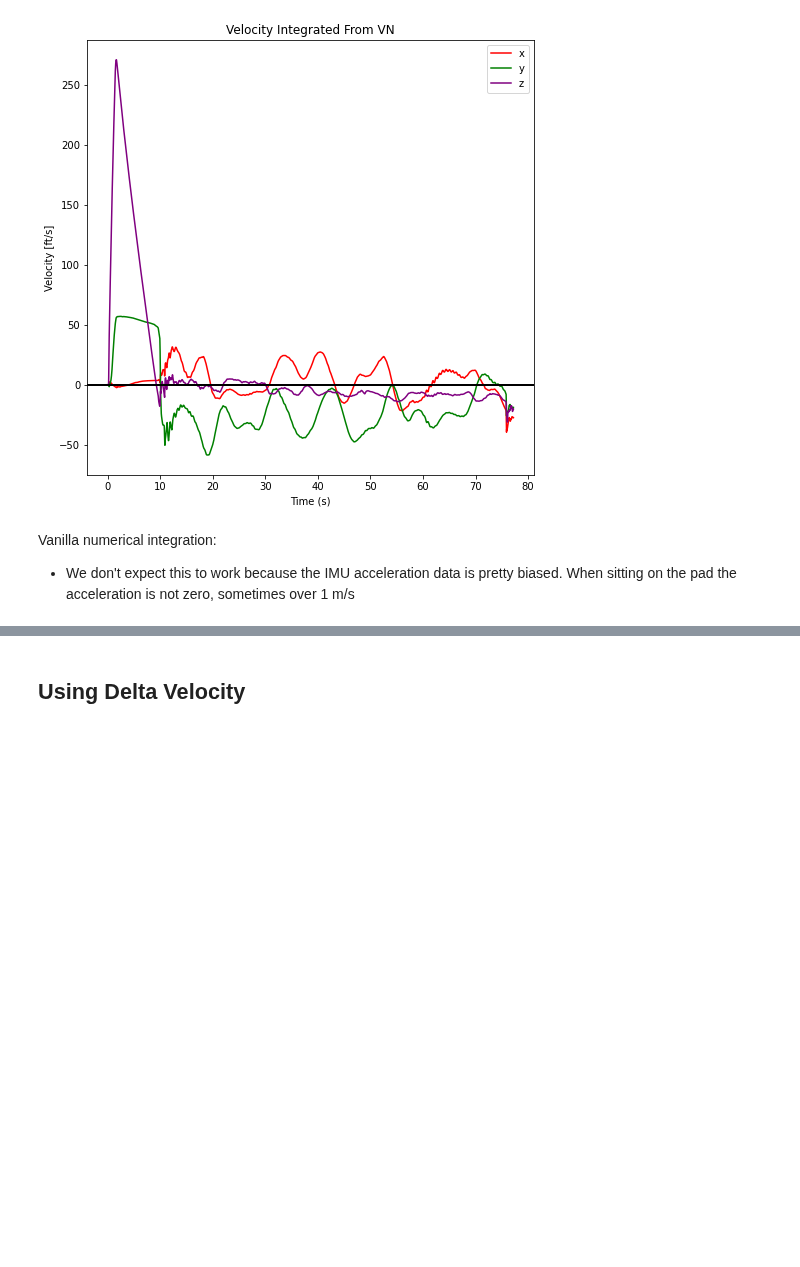
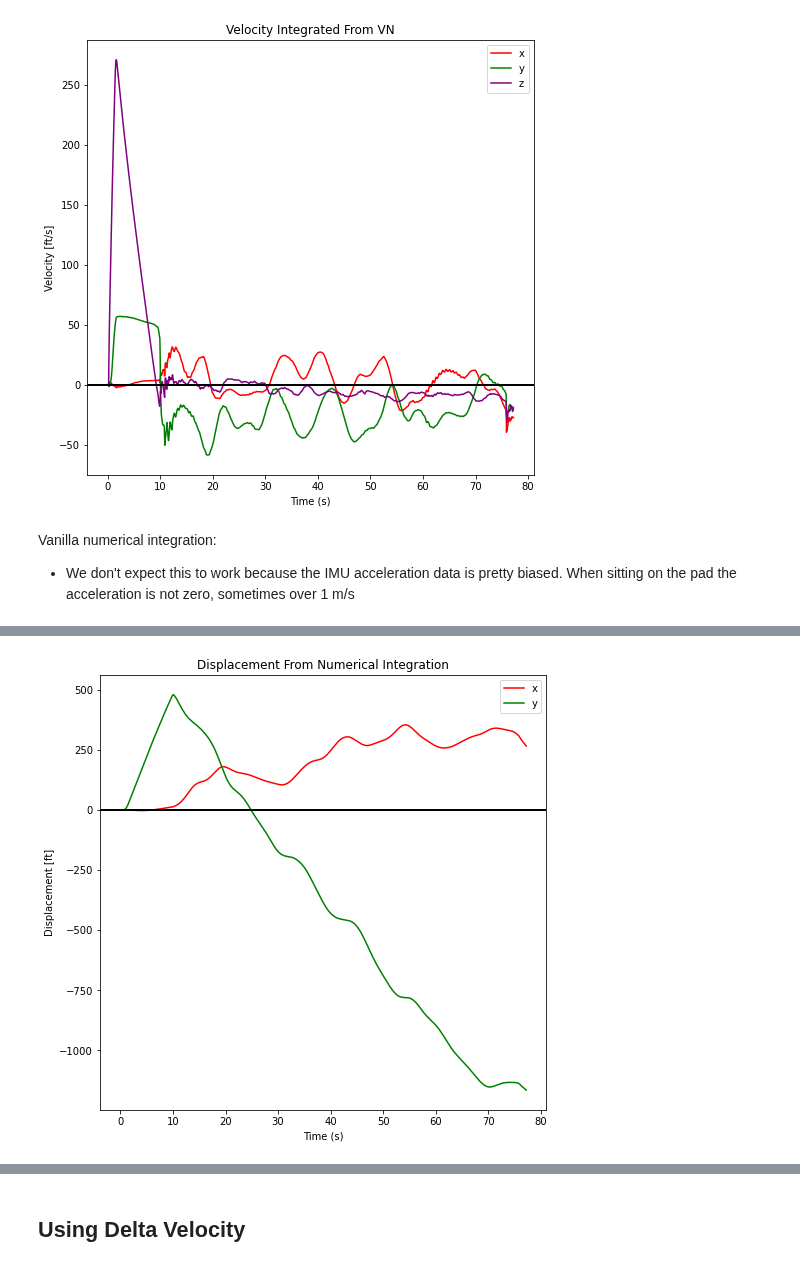
Before and after one commit to VADL-2022/IMU_VV, a Jupyter notebook: 03_Path_Recon/Subscale2_Reconstruction.ipynb, the cells around one changed output, grey strips where cells are left out. Cells and saved outputs as stored; diff of their text form; code cells hidden in the pictures; blank space fills up the shorter version.

```diff
--- a/03_Path_Recon/Subscale2_Reconstruction.ipynb
+++ b/03_Path_Recon/Subscale2_Reconstruction.ipynb
@@ -132,0 +99,14 @@ plt.show()
+# %%
+fig1 = plt.figure(1, figsize=(8,8))
+# Just the Displacement:
+ax = plt.subplot(111)
+l2 = ax.plot(tdata, x_vn, color='red', label='x')
+l3 = ax.plot(tdata, y_vn, color='green', label='y')
+l5 = plt.axhline(y=0, color='black', linewidth=2)
+ax.set_title("Displacement From Numerical Integration")
+ax.set_xlabel('Time (s)')
+ax.set_ylabel("Displacement [ft]")
+ax.legend()
+plt.show()
+# %% [output]
+[figure, added]
```
Also changed, not shown: parts of 18 cells of this notebook, 2 other files.
